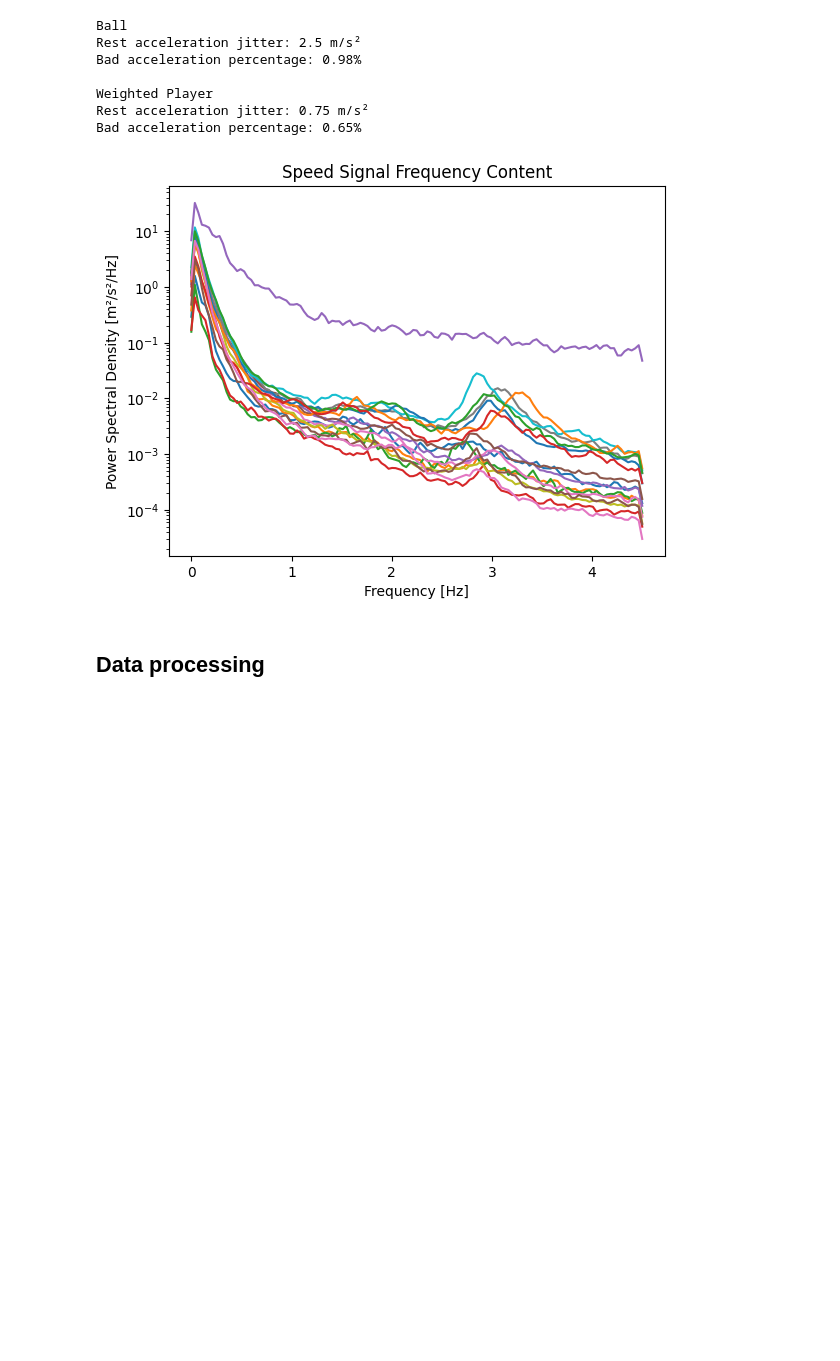
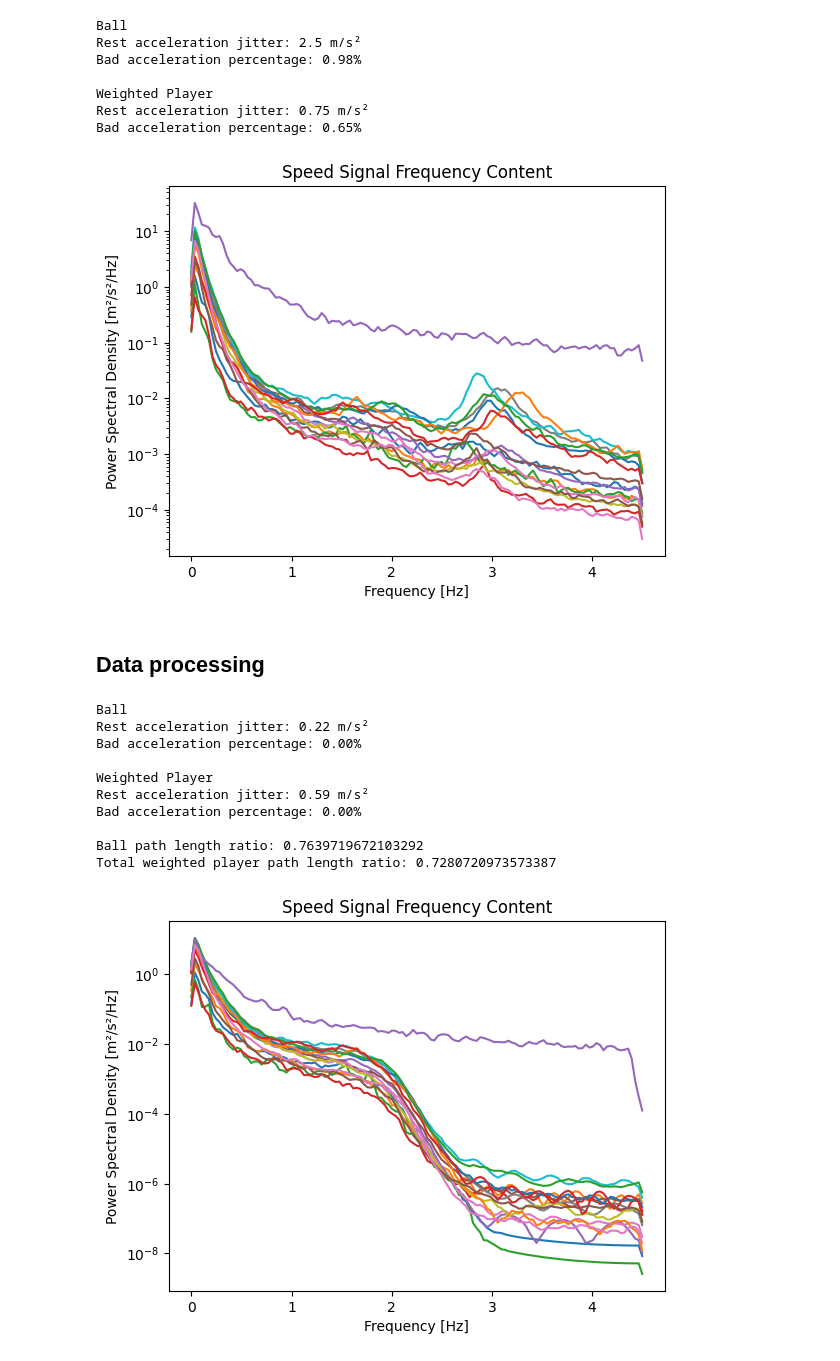
Before and after one commit to peterddod/playerdata, a Jupyter notebook: analysis.ipynb, the cells around one changed output. Cells and saved outputs as stored; diff of their text form; code cells hidden in the pictures; blank space fills up the shorter version.

Commit message:
Implemented all the filters to be used and added them to the ipynb for analysis.

```diff
--- a/analysis.ipynb
+++ b/analysis.ipynb
@@ -81,3 +83,20 @@ Estimated mean sample rate: 9.04 ±0.76 Hz
+# %%
+SAMPLE_RATE = 9
+
+PITCH_X_MIN = -52.5
+PITCH_X_MAX = +52.5
+PITCH_Y_MIN = -34
+PITCH_Y_MAX = 34
+
+MAX_SPEED_PLAYER = 12
+MAX_ACCEL_PLAYER = 8
+MAX_DECEL_PLAYER = -9
+REST_THRESHOLD_PLAYER = 0.5
+
+MAX_SPEED_BALL = 12
+MAX_ACCEL_BALL = 70
+MAX_DECEL_BALL = -80
+REST_THRESHOLD_BALL = 0.2
 # %% [markdown]
 ## Determine noise
 # %%
@@ -124,0 +240,40 @@ Bad acceleration percentage: 0.65%
+# %%
+calculate_noise_metrics(filtered_df)
+
+running_weighted_path_length_ratio = 0
+number_of_samples = 0
+
+for pid in participation_ids:
+    is_ball = (pid == 'ball')
+    participant_filtered_df = filtered_df[filtered_df['participation_id'] == pid]
+    participant_df = df[df['participation_id'] == pid]
+
+    if is_ball:
+        path_length_ratio = noise.path_length_ratio(
+            participant_df['Pitch_x'], participant_df['Pitch_y'],
+            participant_filtered_df['Pitch_x'], participant_filtered_df['Pitch_y']
+        )
+        print(f'\nBall path length ratio: {path_length_ratio}')
+    else:
+        number_of_participant_samples = len(participant_df)
+        path_length_ratio = noise.path_length_ratio(
+            participant_df['Pitch_x'], participant_df['Pitch_y'],
+            participant_filtered_df['Pitch_x'], participant_filtered_df['Pitch_y']
+        )
+
+        running_weighted_path_length_ratio += path_length_ratio * number_of_participant_samples
+        number_of_samples += number_of_participant_samples
+
+print(f'Total weighted player path length ratio: {running_weighted_path_length_ratio / number_of_samples}')
+# %% [output]
+Ball
+Rest acceleration jitter: 0.22 m/s²
+Bad acceleration percentage: 0.00%
+
+Weighted Player
+Rest acceleration jitter: 0.59 m/s²
+Bad acceleration percentage: 0.00%
+
+Ball path length ratio: 0.7639719672103292
+Total weighted player path length ratio: 0.7280720973573387
+[figure, added]
```
Also changed, not shown: parts of 5 cells of this notebook, 3 other files.
